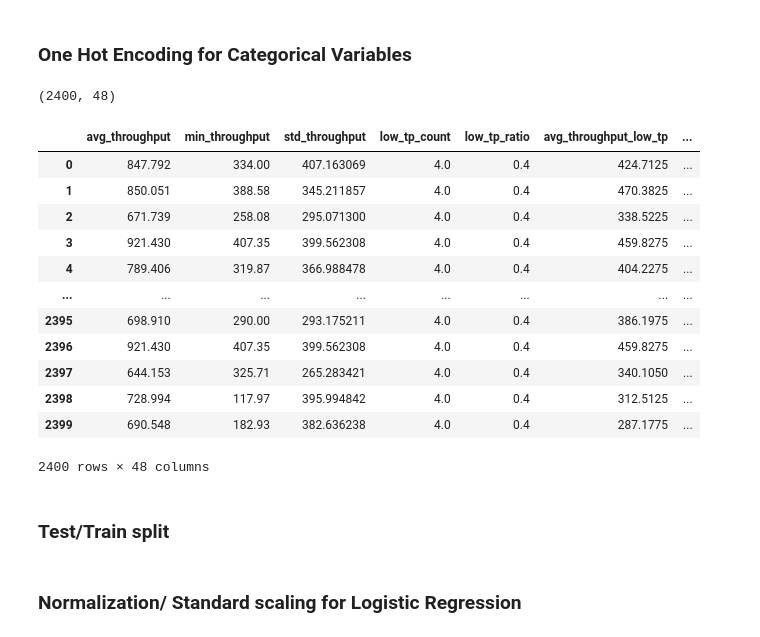
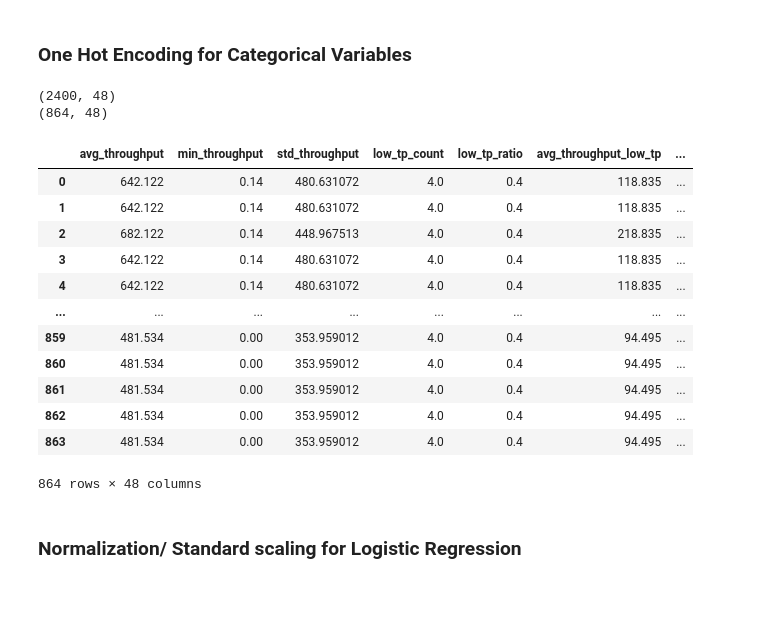
Before and after one commit to oyunmintrio95/Telelogs_RCA, a Jupyter notebook: modeling/modeling2.ipynb, the cells around one changed output. Drawn from its saved outputs; the diff is of its cells as text; code cells hidden in the pictures; blank space fills up the shorter version.

```diff
--- a/modeling/modeling2.ipynb
+++ b/modeling/modeling2.ipynb
@@ -506,29 +667,33 @@ X_imputed
 # %% [markdown]
 ### One Hot Encoding for Categorical Variables
 # %%
-X_encoded = pd.get_dummies(
-    X_imputed,
-    drop_first=True
+X_train_encoded = pd.get_dummies(X_train_imputed, drop_first=True)
+X_test_encoded = pd.get_dummies(X_test_imputed, drop_first=True)
+
+X_test_encoded = X_test_encoded.reindex(
+    columns=X_train_encoded.columns,
+    fill_value=0
 )
 
-print(X_encoded.shape)
+print(X_train_encoded.shape)
+print(X_test_encoded.shape)
 # %% [output]
 (2400, 48)
+(864, 48)
 # %%
-X_encoded
+X_train_encoded
+X_test_encoded
 # %% [output]
 |  | avg_throughput | min_throughput | std_throughput | low_tp_count | low_tp_ratio | avg_throughput_low_tp | ... |
-| 0 | 847.792 | 334.00 | 407.163069 | 4.0 | 0.4 | 424.7125 | ... |
-| 1 | 850.051 | 388.58 | 345.211857 | 4.0 | 0.4 | 470.3825 | ... |
-| 2 | 671.739 | 258.08 | 295.071300 | 4.0 | 0.4 | 338.5225 | ... |
-| 3 | 921.430 | 407.35 | 399.562308 | 4.0 | 0.4 | 459.8275 | ... |
-| 4 | 789.406 | 319.87 | 366.988478 | 4.0 | 0.4 | 404.2275 | ... |
+| 0 | 642.122 | 0.14 | 480.631072 | 4.0 | 0.4 | 118.835 | ... |
+| 1 | 642.122 | 0.14 | 480.631072 | 4.0 | 0.4 | 118.835 | ... |
+| 2 | 682.122 | 0.14 | 448.967513 | 4.0 | 0.4 | 218.835 | ... |
+| 3 | 642.122 | 0.14 | 480.631072 | 4.0 | 0.4 | 118.835 | ... |
+| 4 | 642.122 | 0.14 | 480.631072 | 4.0 | 0.4 | 118.835 | ... |
 | ... | ... | ... | ... | ... | ... | ... | ... |
-| 2395 | 698.910 | 290.00 | 293.175211 | 4.0 | 0.4 | 386.1975 | ... |
-| 2396 | 921.430 | 407.35 | 399.562308 | 4.0 | 0.4 | 459.8275 | ... |
-| 2397 | 644.153 | 325.71 | 265.283421 | 4.0 | 0.4 | 340.1050 | ... |
-| 2398 | 728.994 | 117.97 | 395.994842 | 4.0 | 0.4 | 312.5125 | ... |
-| 2399 | 690.548 | 182.93 | 382.636238 | 4.0 | 0.4 | 287.1775 | ... |
+| 859 | 481.534 | 0.00 | 353.959012 | 4.0 | 0.4 | 94.495 | ... |
+| 860 | 481.534 | 0.00 | 353.959012 | 4.0 | 0.4 | 94.495 | ... |
+| 861 | 481.534 | 0.00 | 353.959012 | 4.0 | 0.4 | 94.495 | ... |
+| 862 | 481.534 | 0.00 | 353.959012 | 4.0 | 0.4 | 94.495 | ... |
+| 863 | 481.534 | 0.00 | 353.959012 | 4.0 | 0.4 | 94.495 | ... |
-2400 rows × 48 columns
+864 rows × 48 columns
-# %% [markdown]
-### Test/Train split
```
Also changed, not shown: parts of 15 cells of this notebook, 4 other files.
